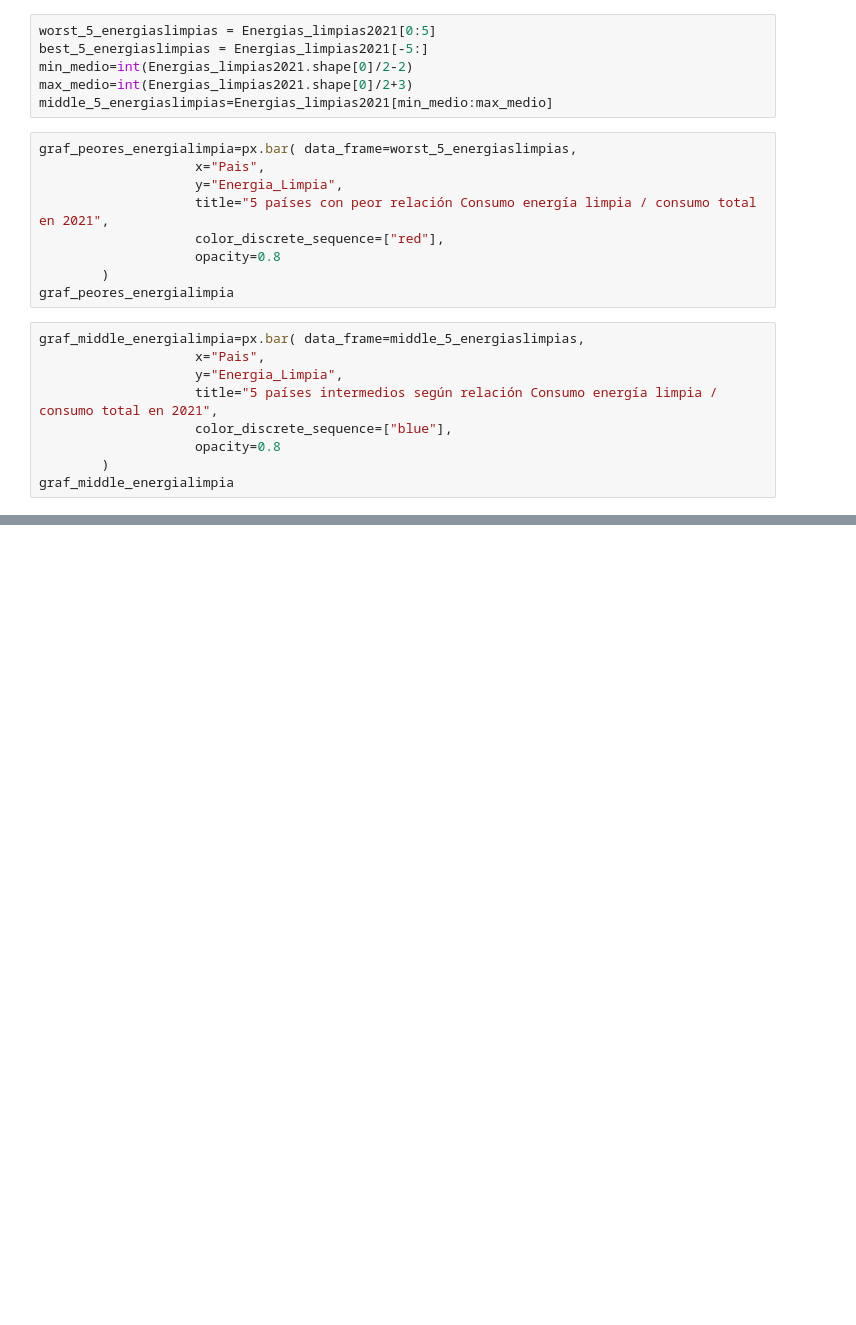
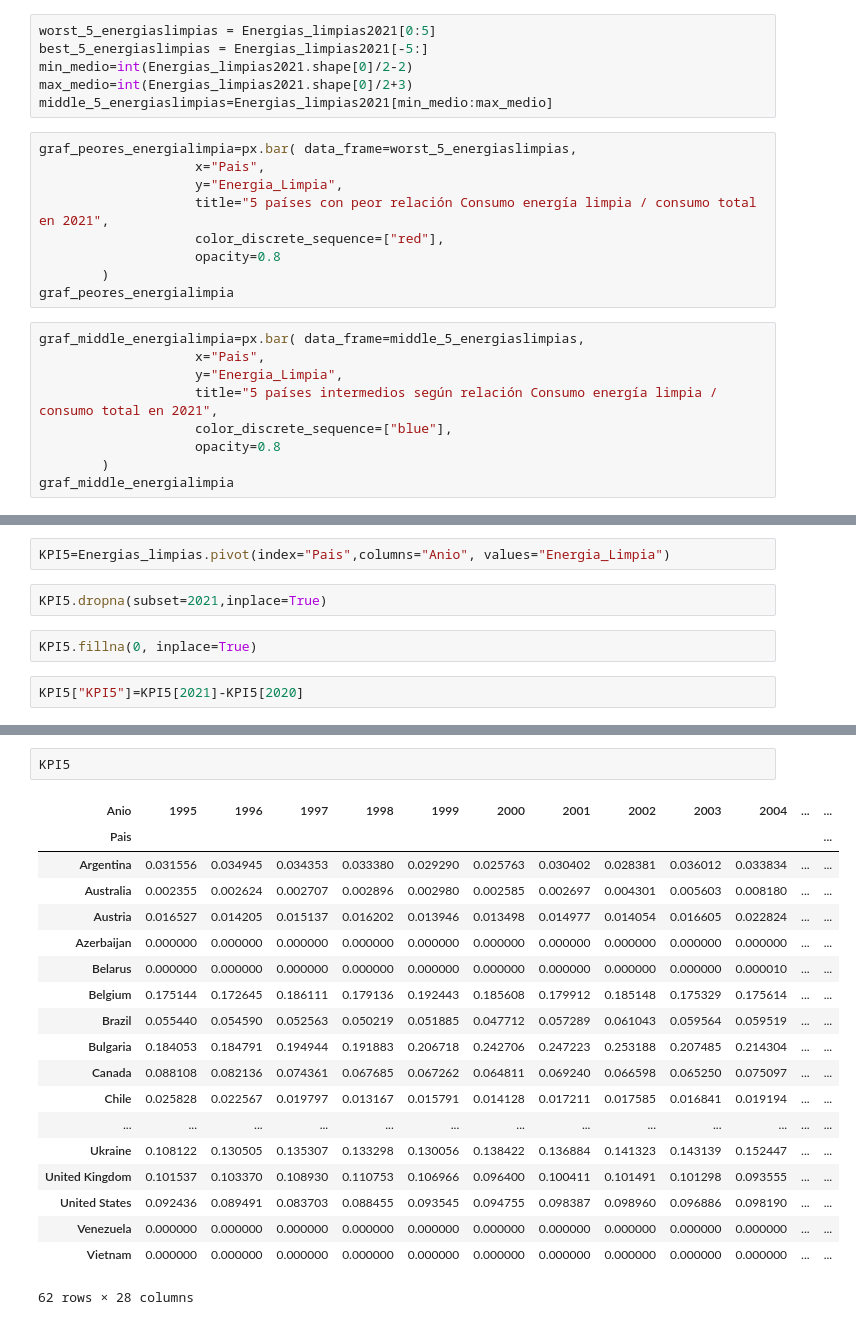
Before and after one commit to GonzaloPosse/Proyecto_Grupal_Grupo05, a Jupyter notebook: Analytics.ipynb, the cells around one changed output, grey strips where cells are left out. Saved outputs shown, nothing was run; the diff lists cells and outputs as text; blank space fills up the shorter version.

```diff
--- a/Analytics.ipynb
+++ b/Analytics.ipynb
@@ -228,3 +249,11 @@ graf_mejores_energialimpia=px.bar( data_frame=best_5_energiaslimpias,
                     opacity=0.8
         )
 graf_mejores_energialimpia
+# %%
+KPI5=Energias_limpias.pivot(index="Pais",columns="Anio", values="Energia_Limpia")
+# %%
+KPI5.dropna(subset=2021,inplace=True)
+# %%
+KPI5.fillna(0, inplace=True)
+# %%
+KPI5["KPI5"]=KPI5[2021]-KPI5[2020]
@@ -230,0 +281,22 @@ graf_mejores_energialimpia
+# %%
+KPI5
+# %% [output]
+| Anio | 1995 | 1996 | 1997 | 1998 | 1999 | 2000 | 2001 | 2002 | 2003 | 2004 | ... | ... |
+| Pais |  |  |  |  |  |  |  |  |  |  |  | ... |
+| Argentina | 0.031556 | 0.034945 | 0.034353 | 0.033380 | 0.029290 | 0.025763 | 0.030402 | 0.028381 | 0.036012 | 0.033834 | ... | ... |
+| Australia | 0.002355 | 0.002624 | 0.002707 | 0.002896 | 0.002980 | 0.002585 | 0.002697 | 0.004301 | 0.005603 | 0.008180 | ... | ... |
+| Austria | 0.016527 | 0.014205 | 0.015137 | 0.016202 | 0.013946 | 0.013498 | 0.014977 | 0.014054 | 0.016605 | 0.022824 | ... | ... |
+| Azerbaijan | 0.000000 | 0.000000 | 0.000000 | 0.000000 | 0.000000 | 0.000000 | 0.000000 | 0.000000 | 0.000000 | 0.000000 | ... | ... |
+| Belarus | 0.000000 | 0.000000 | 0.000000 | 0.000000 | 0.000000 | 0.000000 | 0.000000 | 0.000000 | 0.000000 | 0.000010 | ... | ... |
+| Belgium | 0.175144 | 0.172645 | 0.186111 | 0.179136 | 0.192443 | 0.185608 | 0.179912 | 0.185148 | 0.175329 | 0.175614 | ... | ... |
+| Brazil | 0.055440 | 0.054590 | 0.052563 | 0.050219 | 0.051885 | 0.047712 | 0.057289 | 0.061043 | 0.059564 | 0.059519 | ... | ... |
+| Bulgaria | 0.184053 | 0.184791 | 0.194944 | 0.191883 | 0.206718 | 0.242706 | 0.247223 | 0.253188 | 0.207485 | 0.214304 | ... | ... |
+| Canada | 0.088108 | 0.082136 | 0.074361 | 0.067685 | 0.067262 | 0.064811 | 0.069240 | 0.066598 | 0.065250 | 0.075097 | ... | ... |
+| Chile | 0.025828 | 0.022567 | 0.019797 | 0.013167 | 0.015791 | 0.014128 | 0.017211 | 0.017585 | 0.016841 | 0.019194 | ... | ... |
+| ... | ... | ... | ... | ... | ... | ... | ... | ... | ... | ... | ... | ... |
+| Ukraine | 0.108122 | 0.130505 | 0.135307 | 0.133298 | 0.130056 | 0.138422 | 0.136884 | 0.141323 | 0.143139 | 0.152447 | ... | ... |
+| United Kingdom | 0.101537 | 0.103370 | 0.108930 | 0.110753 | 0.106966 | 0.096400 | 0.100411 | 0.101491 | 0.101298 | 0.093555 | ... | ... |
+| United States | 0.092436 | 0.089491 | 0.083703 | 0.088455 | 0.093545 | 0.094755 | 0.098387 | 0.098960 | 0.096886 | 0.098190 | ... | ... |
+| Venezuela | 0.000000 | 0.000000 | 0.000000 | 0.000000 | 0.000000 | 0.000000 | 0.000000 | 0.000000 | 0.000000 | 0.000000 | ... | ... |
+| Vietnam | 0.000000 | 0.000000 | 0.000000 | 0.000000 | 0.000000 | 0.000000 | 0.000000 | 0.000000 | 0.000000 | 0.000000 | ... | ... |
+62 rows × 28 columns
```
Also changed, not shown: parts of 8 cells of this notebook.
